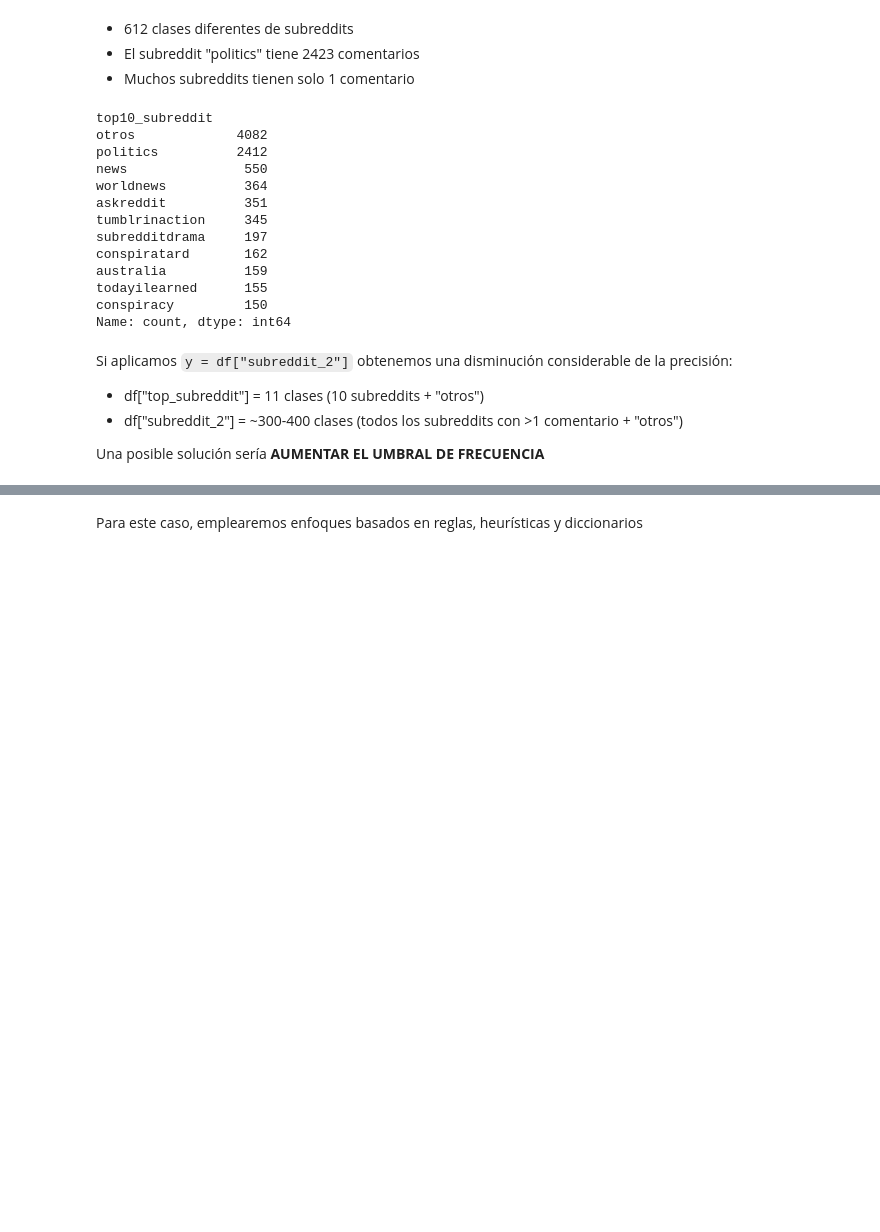
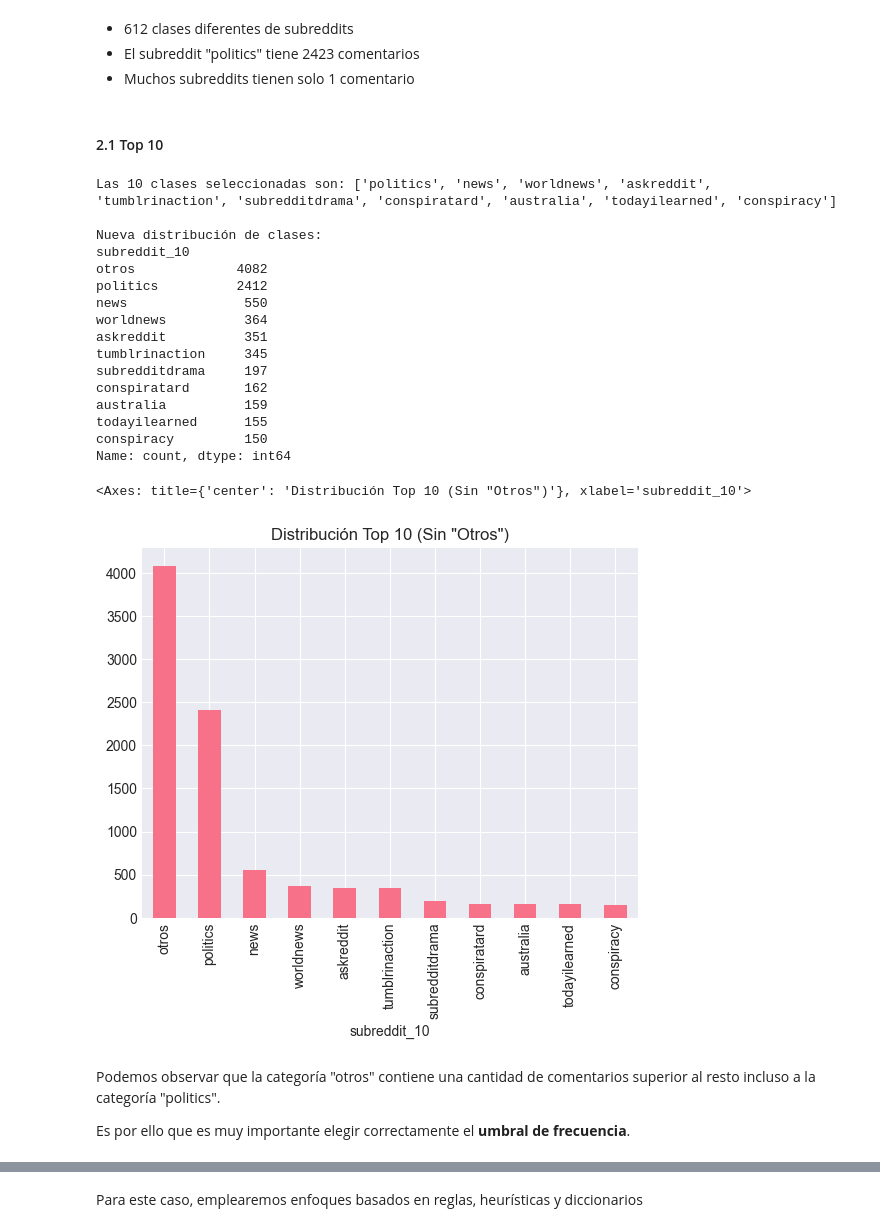
Before and after one commit to aiambo08/Procesamiento-del-lenguaje-natural, a Jupyter notebook: 1_clasificacion_grupo_3.ipynb, the cells around one changed output, grey strips where cells are left out. Saved outputs shown, nothing was run; the diff lists cells and outputs as text; code cells hidden in the pictures; blank space fills up the shorter version.

```diff
--- a/1_clasificacion_grupo_3.ipynb
+++ b/1_clasificacion_grupo_3.ipynb
@@ -206,34 +260,41 @@ Observamos que el dataset está muy desbalanceado. Esto puede causar un gran pro
 - 612 clases diferentes de subreddits
 - El subreddit "politics" tiene 2423 comentarios
 - Muchos subreddits tienen solo 1 comentario
-# %%
-top_subs = categorias.index[:10]
-df["top10_subreddit"] = df["subreddit"].apply(lambda x: x if x in top_subs else "otros")
-df["top10_subreddit"].value_counts()
-# %% [output]
-top10_subreddit
-otros             4082
-politics          2412
-news               550
-worldnews          364
-askreddit          351
-tumblrinaction     345
-subredditdrama     197
-conspiratard       162
-australia          159
-todayilearned      155
-conspiracy         150
-Name: count, dtype: int64
-# %%
-# Generamos una columna con las clases de subreddit si su cantidad es mayor que 1, en otro caso lo agrupamos con la etiqueta "otros"
-frec = df["subreddit"].value_counts()
-subreddit_mas = frec[frec>1].index
-
-df["subreddit_2"] = df["subreddit"].apply(lambda x: x if x in subreddit_mas else "otros")
-# %% [markdown]
-Si aplicamos ``y = df["subreddit_2"]`` obtenemos una disminución considerable de la precisión:
-
-- df["top_subreddit"] = 11 clases (10 subreddits + "otros")
-- df["subreddit_2"] = ~300-400 clases (todos los subreddits con >1 comentario + "otros")
-
-Una posible solución sería **AUMENTAR EL UMBRAL DE FRECUENCIA**
+# %% [markdown]
+#### 2.1 Top 10
+# %%
+top_n = 10
+
+top_subreddits = df["subreddit"].value_counts().head(top_n).index.tolist()
+print(f"Las {top_n} clases seleccionadas son: {top_subreddits}")
+
+df["subreddit_10"] = df["subreddit"].apply(lambda x: x if x in top_subreddits else "otros")
+
+print("\nNueva distribución de clases:")
+print(df["subreddit_10"].value_counts())
+
+# Opcional: Visualizar
+df["subreddit_10"].value_counts().plot(kind='bar', title=f'Distribución Top {top_n} (Sin "Otros")')
+# %% [output]
+Las 10 clases seleccionadas son: ['politics', 'news', 'worldnews', 'askreddit', 'tumblrinaction', 'subredditdrama', 'conspiratard', 'australia', 'todayilearned', 'conspiracy']
+
+Nueva distribución de clases:
+subreddit_10
+otros             4082
+politics          2412
+news               550
+worldnews          364
+askreddit          351
+tumblrinaction     345
+subredditdrama     197
+conspiratard       162
+australia          159
+todayilearned      155
+conspiracy         150
+Name: count, dtype: int64
+<Axes: title={'center': 'Distribución Top 10 (Sin "Otros")'}, xlabel='subreddit_10'>
+[figure, added]
+# %% [markdown]
+Podemos observar que la categoría "otros" contiene una cantidad de comentarios superior al resto incluso a la categoría "politics".
+
+Es por ello que es muy importante elegir correctamente el **umbral de frecuencia**.
```
Also changed, not shown: parts of 64 cells of this notebook.
